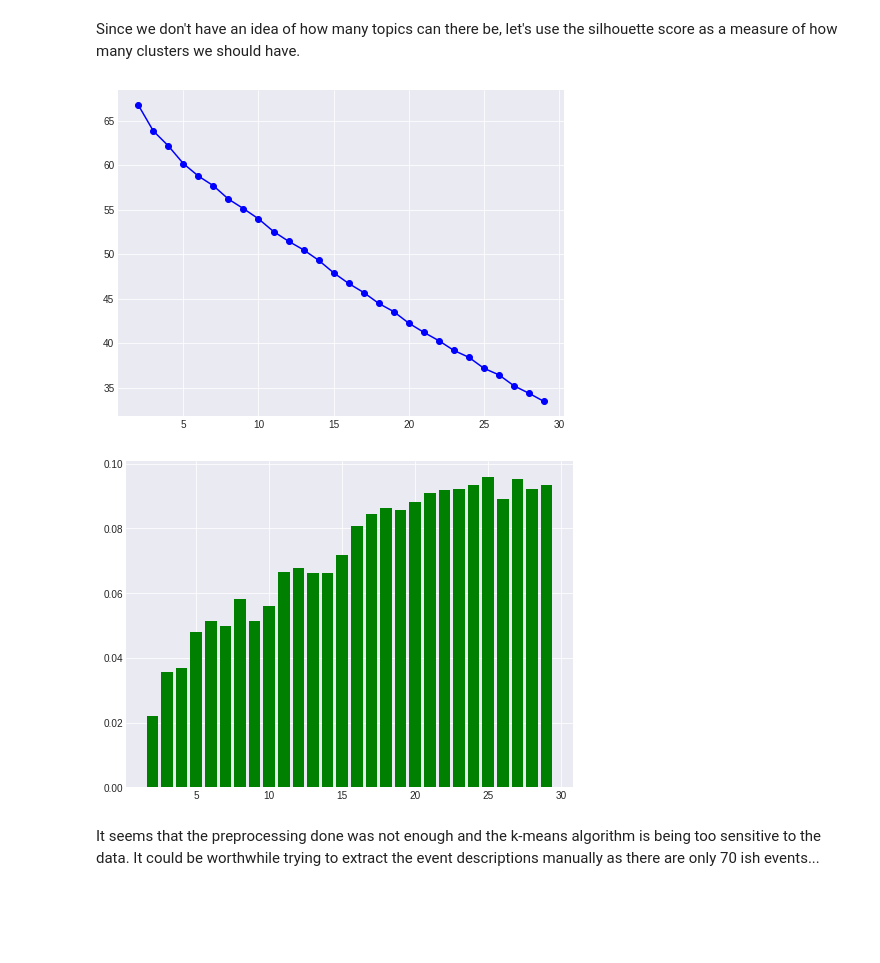
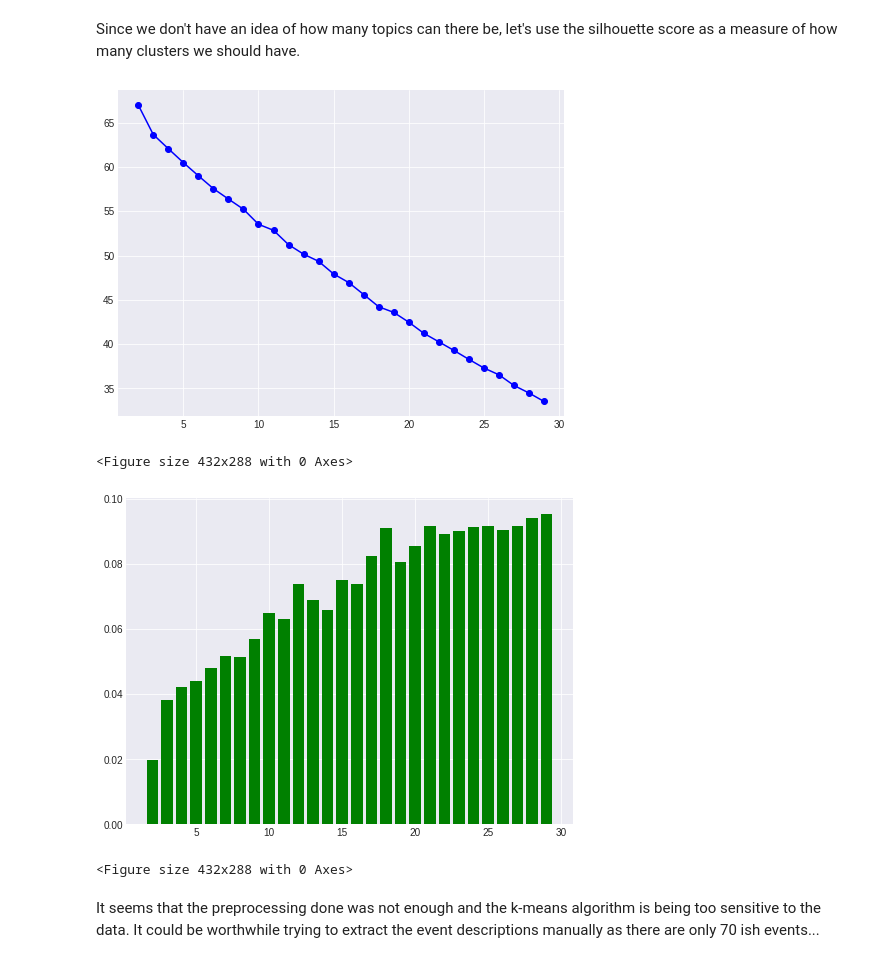
Before and after one commit to amaralcs/meetup_eda, a Jupyter notebook: event_categorisation.ipynb, the cells around one changed output. Drawn from its saved outputs; the diff is of its cells as text; code cells hidden in the pictures; blank space fills up the shorter version.

```diff
--- a/event_categorisation.ipynb
+++ b/event_categorisation.ipynb
@@ -9,6 +9,8 @@ from matplotlib.colors import ListedColormap, LinearSegmentedColormap
 
 from nltk.corpus import stopwords
 from sklearn.feature_extraction.text import TfidfVectorizer, CountVectorizer
+# %%
+IMG_FOLDER = 'filestore/analysis_output/img/'
 # %%
 events = pd.read_csv("./filestore/events/fact_events.csv").drop('Unnamed: 0', axis=1)
 # %%
@@ -166,19 +168,25 @@ for k in clusters:
 # %%
 plt.style.use('seaborn-darkgrid')
 fig, ax = plt.subplots(figsize=(8,6))
+fname = ' K-means elbow method.png'
 
 ax.plot(clusters, distortions, marker='o', color='b')
 plt.show()
+plt.savefig(IMG_FOLDER+fname)
 # %% [output]
-[figure, old version]
+[figure, new version]
+<Figure size 432x288 with 0 Axes>
 # %%
 plt.style.use('seaborn-darkgrid')
 fig, ax = plt.subplots(figsize=(8,6))
+fname = ' K-means silhouette.png'
 
 ax.bar(x=clusters, height=silhouette_coeffs, color='g')
 plt.show()
+plt.savefig(IMG_FOLDER+fname)
 # %% [output]
-[figure, old version]
+[figure, new version]
+<Figure size 432x288 with 0 Axes>
 # %% [markdown]
 It seems that the preprocessing done was not enough and the k-means algorithm is being too sensitive to the data. It could be worthwhile trying to extract the event descriptions manually as there are only 70 ish events...
 # %% [markdown]
```
Also changed, not shown: parts of 16 cells of this notebook.
